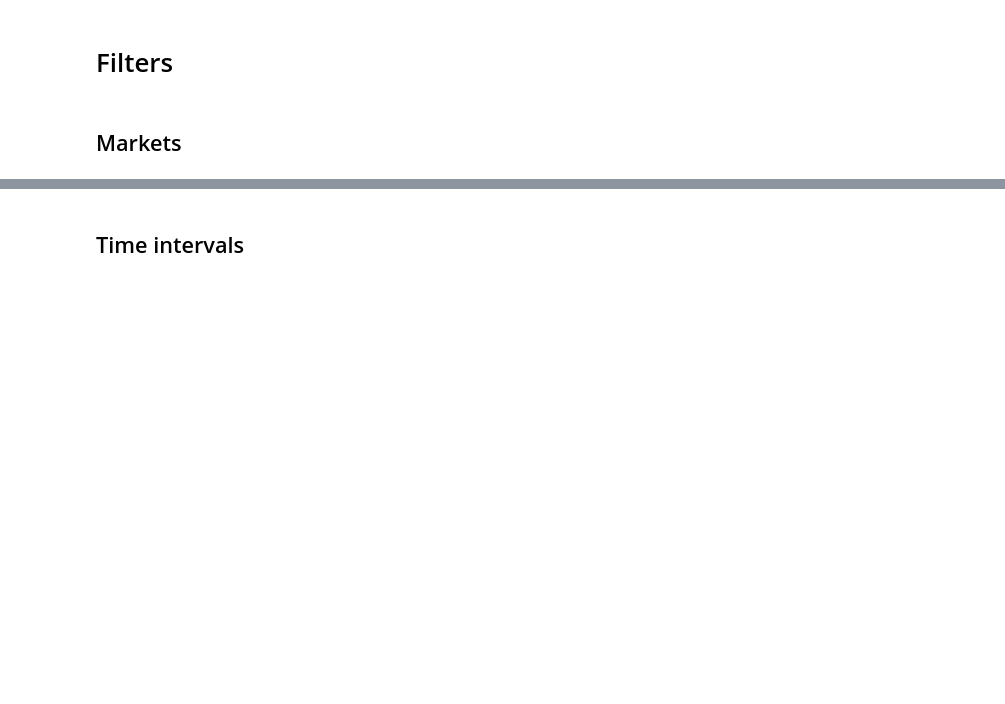
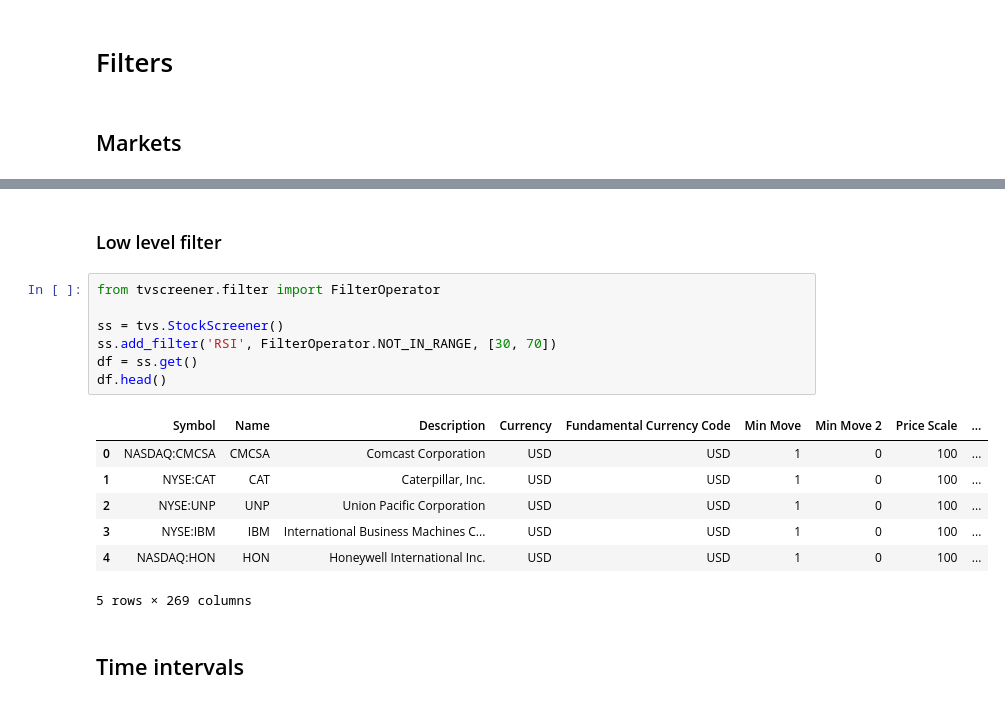
Before and after one commit to houseofai/tvscreener, a Jupyter notebook: notebooks/example.ipynb, the cells around one changed output, grey strips where cells are left out. Saved outputs shown, nothing was run; the diff lists cells and outputs as text; blank space fills up the shorter version.

```diff
--- a/notebooks/example.ipynb
+++ b/notebooks/example.ipynb
@@ -109,3 +131,20 @@ df.head()
+# %% [markdown]
+### Low level filter
+# %%
+from tvscreener.filter import FilterOperator
+
+ss = tvs.StockScreener()
+ss.add_filter('RSI', FilterOperator.NOT_IN_RANGE, [30, 70])
+df = ss.get()
+df.head()
+# %% [output]
+|  | Symbol | Name | Description | Currency | Fundamental Currency Code | Min Move | Min Move 2 | Price Scale | ... |
+| 0 | NASDAQ:CMCSA | CMCSA | Comcast Corporation | USD | USD | 1 | 0 | 100 | ... |
+| 1 | NYSE:CAT | CAT | Caterpillar, Inc. | USD | USD | 1 | 0 | 100 | ... |
+| 2 | NYSE:UNP | UNP | Union Pacific Corporation | USD | USD | 1 | 0 | 100 | ... |
+| 3 | NYSE:IBM | IBM | International Business Machines C... | USD | USD | 1 | 0 | 100 | ... |
+| 4 | NASDAQ:HON | HON | Honeywell International Inc. | USD | USD | 1 | 0 | 100 | ... |
+5 rows × 269 columns
 # %% [markdown]
 ## Time intervals
 # %%
```
Also changed, not shown: parts of 14 cells of this notebook, 8 other files.
